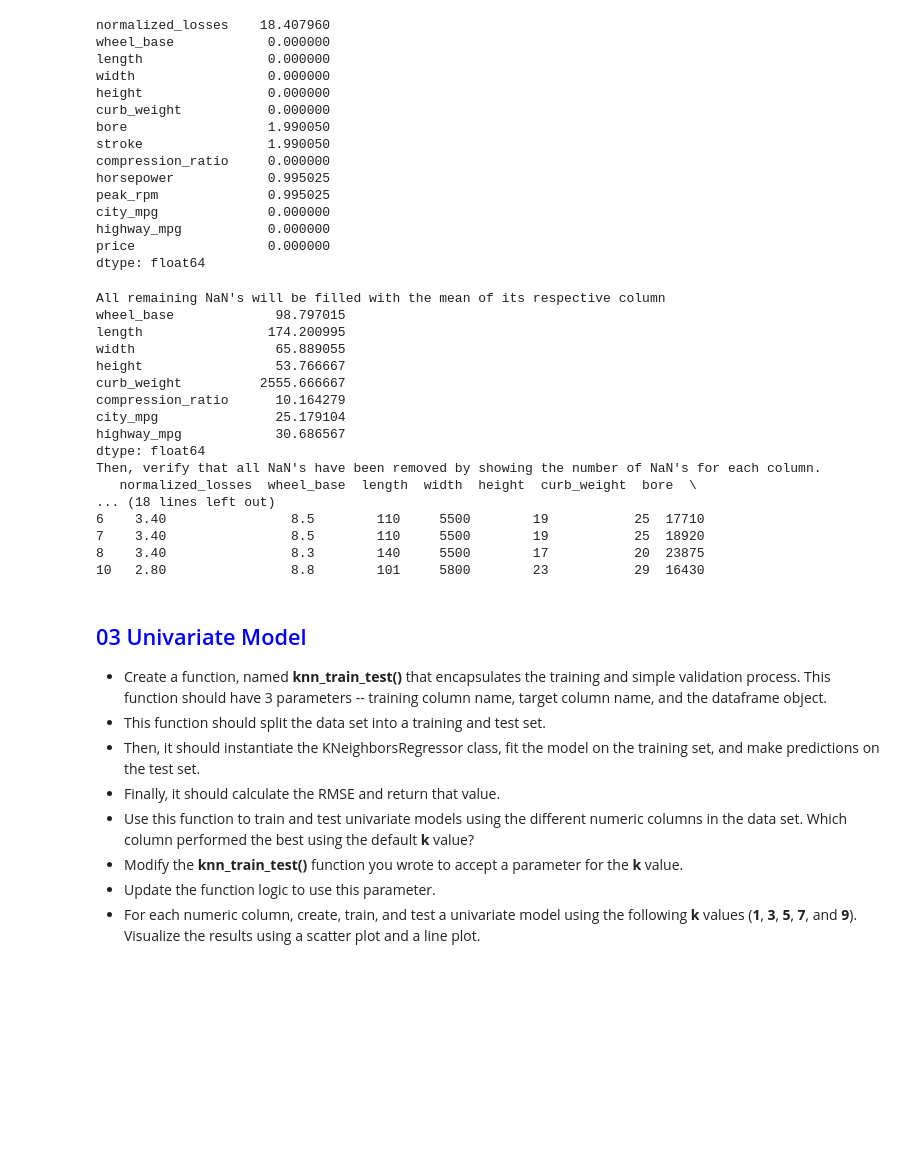
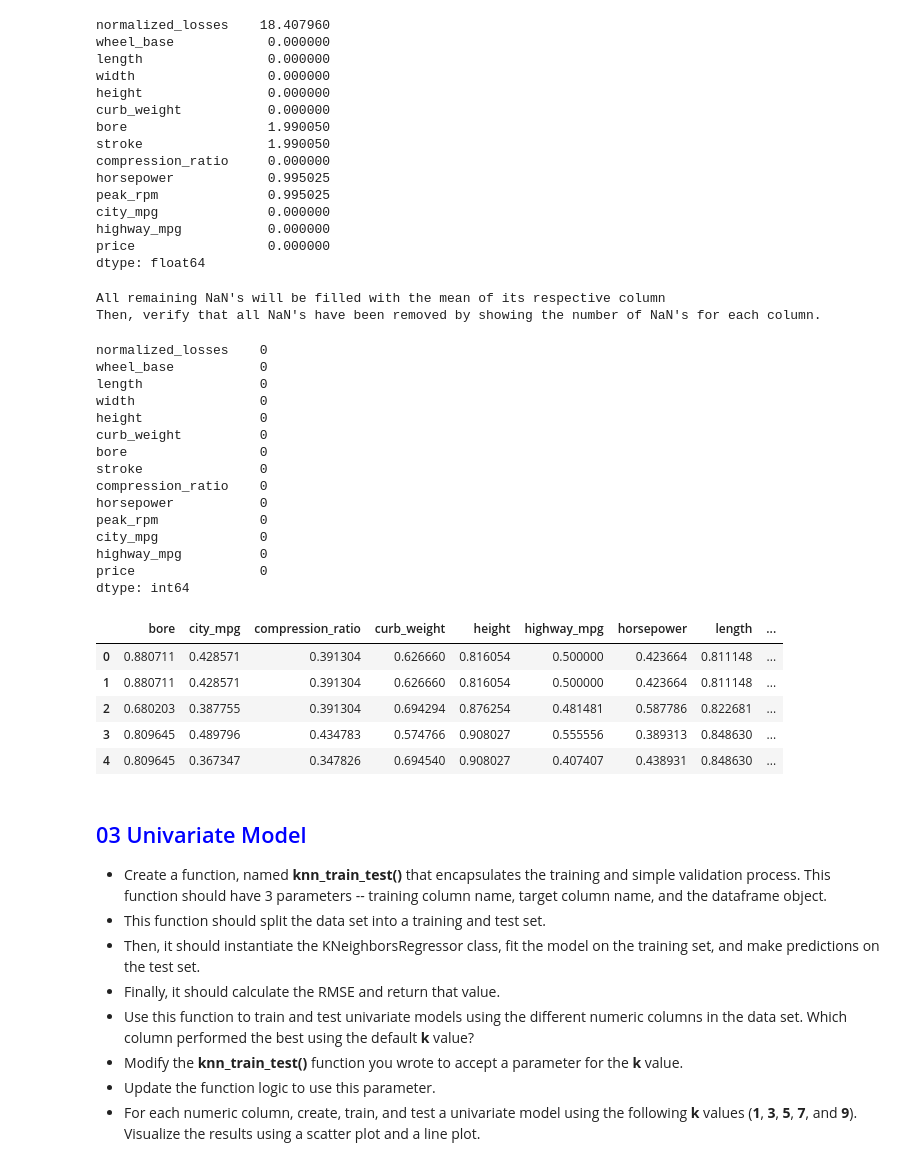
Before and after one commit to kitestring/DataQuest, a Jupyter notebook: 06_MachineLearning/01_ML_Fundamentals/06_GuidedProject_PredictingCarPrices/PredictingCarPrices.ipynb, the cells around one changed output. Drawn from its saved outputs; the diff is of its cells as text; code cells hidden in the pictures; blank space fills up the shorter version.

Commit message:
Guided Project: Predicting Car Prices, 3 of 6 in progress

```diff
--- a/06_MachineLearning/01_ML_Fundamentals/06_GuidedProject_PredictingCarPrices/PredictingCarPrices.ipynb
+++ b/06_MachineLearning/01_ML_Fundamentals/06_GuidedProject_PredictingCarPrices/PredictingCarPrices.ipynb
@@ -66,7 +66,8 @@ None
 # %%
 print('Convert missing values (?) with np.NaN then set the type to float')
 numeric_cars.replace(to_replace='?', value=np.nan, inplace=True)
-numeric_cars.astype('float', inplace=True)
+numeric_cars = numeric_cars.astype('float')
+print(numeric_cars.info())
 numeric_cars.head(10)
 # %% [output]
 Convert missing values (?) with np.NaN then set the type to float
@@ -131,32 +148,46 @@ price                 0.000000
 dtype: float64
 # %%
 print("All remaining NaN's will be filled with the mean of its respective column")
-print(numeric_cars.mean())
 numeric_cars = numeric_cars.fillna(numeric_cars.mean())
-print("Then, verify that all NaN's have been removed by showing the number of NaN's for each column.")
-
-# not_numeric_count = len(numeric_cars) - numeric_cars.count(axis=0, level=None, numeric_only=False)
-# percentage_not_numeric = (not_numeric_count / len(numeric_cars)) * 100
-# percentage_not_numeric
-print(numeric_cars.head(10))
+print("Then, verify that all NaN's have been removed by showing the number of NaN's for each column.\n")
+numeric_cars.isnull().sum()
 # %% [output]
 All remaining NaN's will be filled with the mean of its respective column
-wheel_base             98.797015
-length                174.200995
-width                  65.889055
-height                 53.766667
-curb_weight          2555.666667
-compression_ratio      10.164279
-city_mpg               25.179104
-highway_mpg            30.686567
-dtype: float64
 Then, verify that all NaN's have been removed by showing the number of NaN's for each column.
-   normalized_losses  wheel_base  length  width  height  curb_weight  bore  \
-... (18 lines left out)
-6    3.40                8.5        110     5500        19           25  17710
-7    3.40                8.5        110     5500        19           25  18920
-8    3.40                8.3        140     5500        17           20  23875
-10   2.80                8.8        101     5800        23           29  16430
+normalized_losses    0
+wheel_base           0
+length               0
+width                0
+height               0
+curb_weight          0
+bore                 0
+stroke               0
+compression_ratio    0
+horsepower           0
+peak_rpm             0
+city_mpg             0
+highway_mpg          0
+price                0
+dtype: int64
+# %%
+# Create training feature list and k value list
+test_features = numeric_cars.columns.tolist()
+predictive_feature = 'price'
+test_features.remove(predictive_feature)
+k_values = [x for x in range(10) if x/2 != round(x/2)]
+
+# Normalize columns
+numeric_cars_normalized = numeric_cars[test_features].copy()
+numeric_cars_normalized = numeric_cars_normalized/ numeric_cars.max()
+numeric_cars_normalized[predictive_feature] = numeric_cars[predictive_feature].copy()
+numeric_cars_normalized.head(5)
+# %% [output]
+|  | bore | city_mpg | compression_ratio | curb_weight | height | highway_mpg | horsepower | length | ... |
+| 0 | 0.880711 | 0.428571 | 0.391304 | 0.626660 | 0.816054 | 0.500000 | 0.423664 | 0.811148 | ... |
+| 1 | 0.880711 | 0.428571 | 0.391304 | 0.626660 | 0.816054 | 0.500000 | 0.423664 | 0.811148 | ... |
+| 2 | 0.680203 | 0.387755 | 0.391304 | 0.694294 | 0.876254 | 0.481481 | 0.587786 | 0.822681 | ... |
+| 3 | 0.809645 | 0.489796 | 0.434783 | 0.574766 | 0.908027 | 0.555556 | 0.389313 | 0.848630 | ... |
+| 4 | 0.809645 | 0.367347 | 0.347826 | 0.694540 | 0.908027 | 0.407407 | 0.438931 | 0.848630 | ... |
 # %% [markdown]
 ## <font color=blue>03 Univariate Model</font>
 *  Create a function, named __knn_train_test()__ that encapsulates the training and simple validation process. This function should have 3 parameters -- training column name, target column name, and the dataframe object.
```
Also changed, not shown: parts of 3 cells of this notebook, 1 other file.
